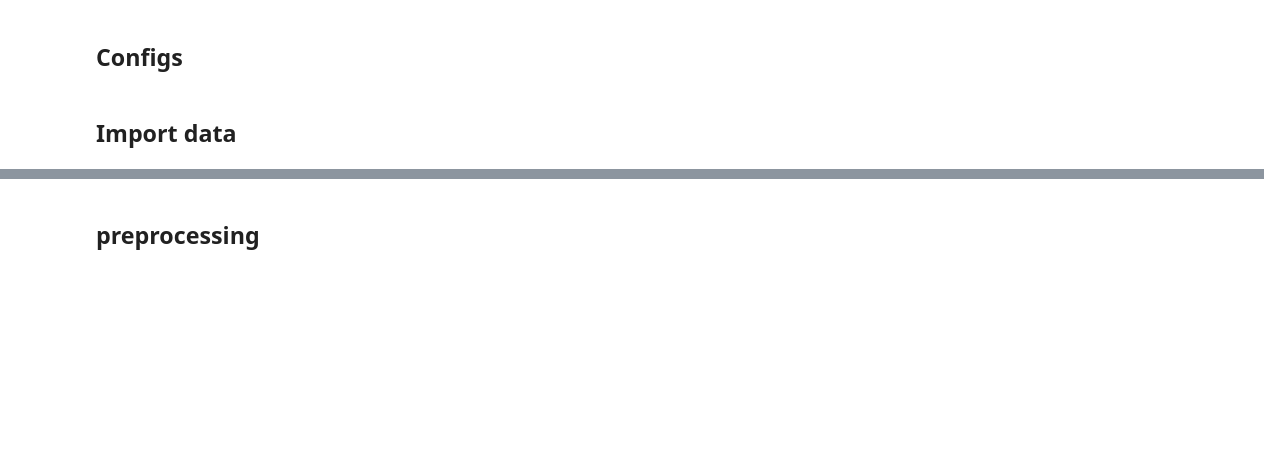
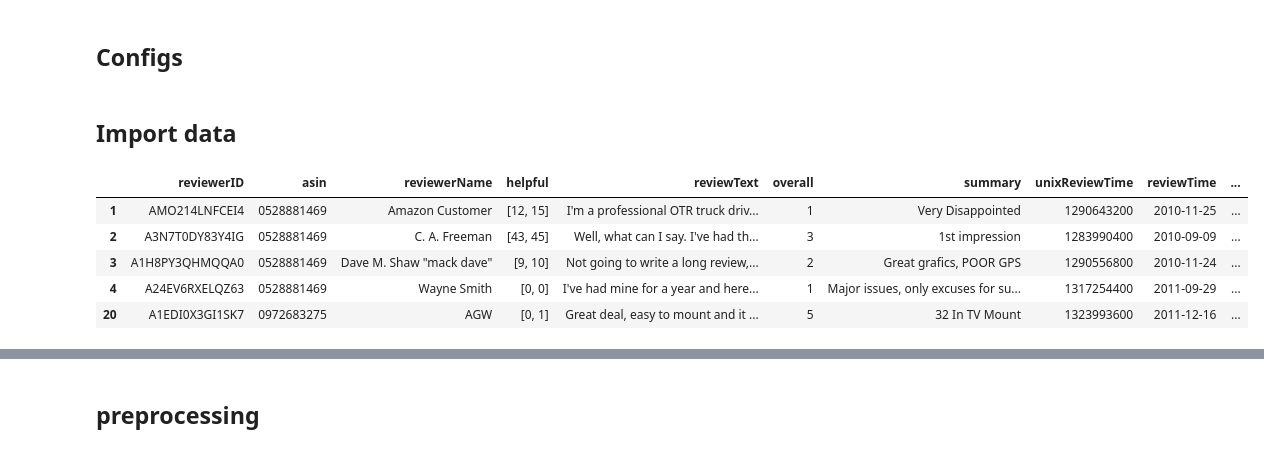
Before and after one commit to mobadata/detection-nouveautes-avis, a Jupyter notebook: lda_detection_nouveautes.ipynb, the cells around one changed output, grey strips where cells are left out. Drawn from its saved outputs; the diff is of its cells as text; code cells hidden in the pictures; blank space fills up the shorter version.

```diff
--- a/lda_detection_nouveautes.ipynb
+++ b/lda_detection_nouveautes.ipynb
@@ -41,10 +43,11 @@ from nltk.tokenize import word_tokenize
 # %%
 cfg = SimpleNamespace(**{})
 # %%
-cfg.data_path = "/content/drive/MyDrive/customers_feedbacks_trends/data/inputs/Electronics_5.json"
+cfg.data_path = "/content/drive/MyDrive/customers_feedbacks_trends/data/inputs/train_reviews.parquet"
+cfg.lda_grid_params = {'n_components': [5, 10, 15, 20], 'learning_decay': [.1, .3, .5, .7]}
+cfg.seed = 57
 cfg.stop_words = set(stopwords.words('english'))
-cfg.vect_params = {"ngram_range": (1, 2), "min_df": 10, "max_df": 0.9}
-cfg.lda_grid_params = {'n_components': [10, 15, 20, 25, 30], 'learning_decay': [.5, .7, .9]}
+cfg.vect_params = {"ngram_range": (1, 3), "min_df": 0., "max_df": 0.9}
 # %% [markdown]
 ## Import data
 # %%
@@ -51,0 +55,9 @@ reviews_df = pd.read_json(cfg.data_path, lines=True)
+# %%
+reviews_df.head()
+# %% [output]
+|  | reviewerID | asin | reviewerName | helpful | reviewText | overall | summary | unixReviewTime | reviewTime | ... |
+| 1 | AMO214LNFCEI4 | 0528881469 | Amazon Customer | [12, 15] | I'm a professional OTR truck driv... | 1 | Very Disappointed | 1290643200 | 2010-11-25 | ... |
+| 2 | A3N7T0DY83Y4IG | 0528881469 | C. A. Freeman | [43, 45] | Well, what can I say. I've had th... | 3 | 1st impression | 1283990400 | 2010-09-09 | ... |
+| 3 | A1H8PY3QHMQQA0 | 0528881469 | Dave M. Shaw "mack dave" | [9, 10] | Not going to write a long review,... | 2 | Great grafics, POOR GPS | 1290556800 | 2010-11-24 | ... |
+| 4 | A24EV6RXELQZ63 | 0528881469 | Wayne Smith | [0, 0] | I've had mine for a year and here... | 1 | Major issues, only excuses for su... | 1317254400 | 2011-09-29 | ... |
+| 20 | A1EDI0X3GI1SK7 | 0972683275 | AGW | [0, 1] | Great deal, easy to mount and it ... | 5 | 32 In TV Mount | 1323993600 | 2011-12-16 | ... |
```
Also changed, not shown: parts of 17 cells of this notebook.
